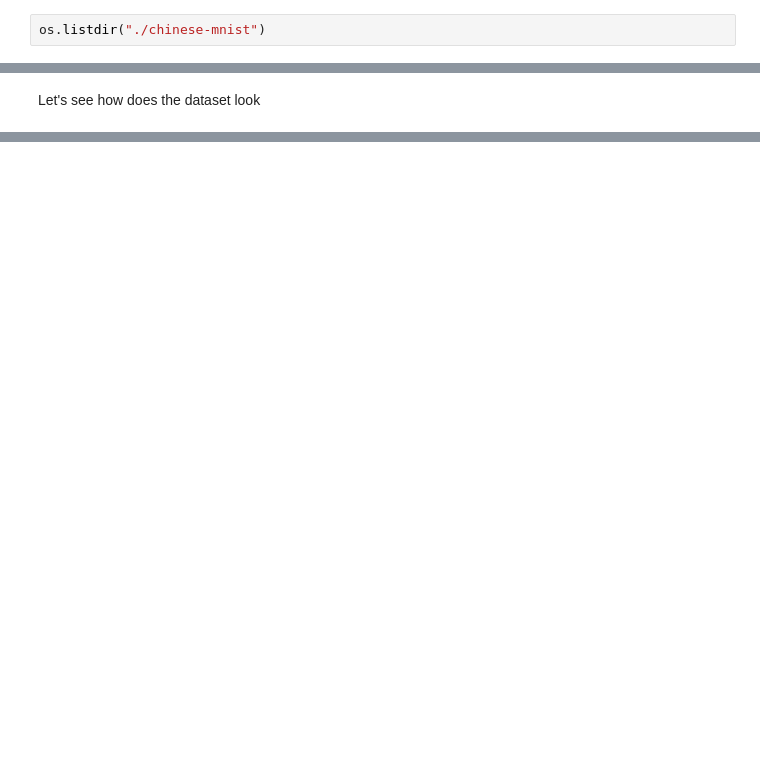
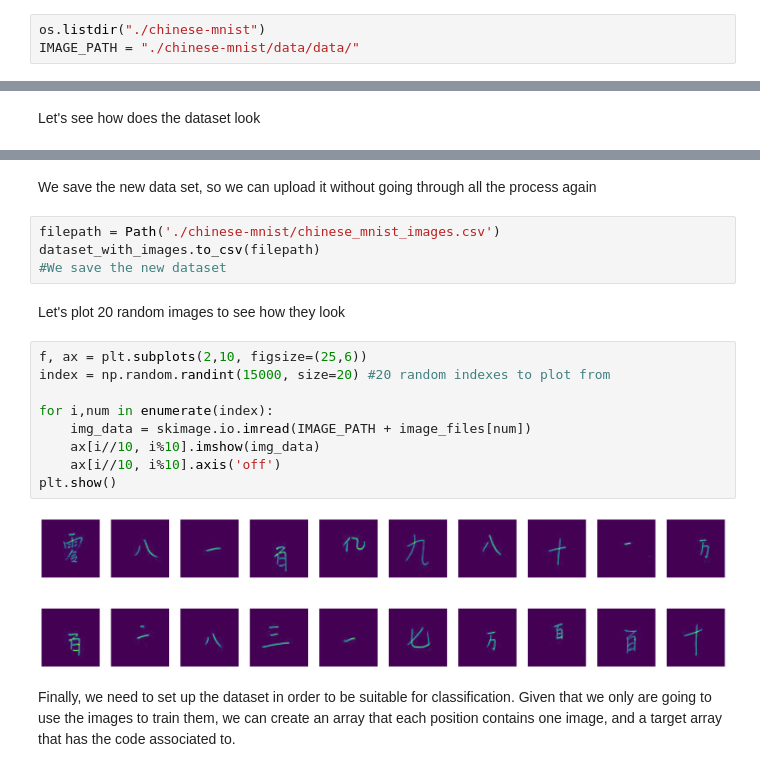
Before and after one commit to ManuIluro22/Chinese_MNIST, a Jupyter notebook: notebook/Cas_Kaggle_MNIST_Chinp_git.ipynb, the cells around one changed output, grey strips where cells are left out. Saved outputs shown, nothing was run; the diff lists cells and outputs as text; blank space fills up the shorter version.

```diff
--- a/notebook/Cas_Kaggle_MNIST_Chinp_git.ipynb
+++ b/notebook/Cas_Kaggle_MNIST_Chinp_git.ipynb
@@ -18,2 +64,3 @@ Checking what do we have at the current directory
 # %%
 os.listdir("./chinese-mnist")
+IMAGE_PATH = "./chinese-mnist/data/data/"
@@ -42,0 +238,21 @@ dataset_raw.sample(5).head()
+# %% [markdown]
+We save the new data set, so we can upload it without going through all the process again
+# %%
+filepath = Path('./chinese-mnist/chinese_mnist_images.csv')
+dataset_with_images.to_csv(filepath)
+#We save the new dataset
+# %% [markdown]
+Let's plot 20 random images to see how they look
+# %%
+f, ax = plt.subplots(2,10, figsize=(25,6))
+index = np.random.randint(15000, size=20) #20 random indexes to plot from
+
+for i,num in enumerate(index):
+    img_data = skimage.io.imread(IMAGE_PATH + image_files[num])
+    ax[i//10, i%10].imshow(img_data)
+    ax[i//10, i%10].axis('off')
+plt.show()
+# %% [output]
+[figure, added]
+# %% [markdown]
+Finally, we need to set up the dataset in order to be suitable for classification. Given that we only are going to use the images to train them, we can create an array that each position contains one image, and a target array that has the code associated to.
```
Also changed, not shown: parts of 157 cells of this notebook.
